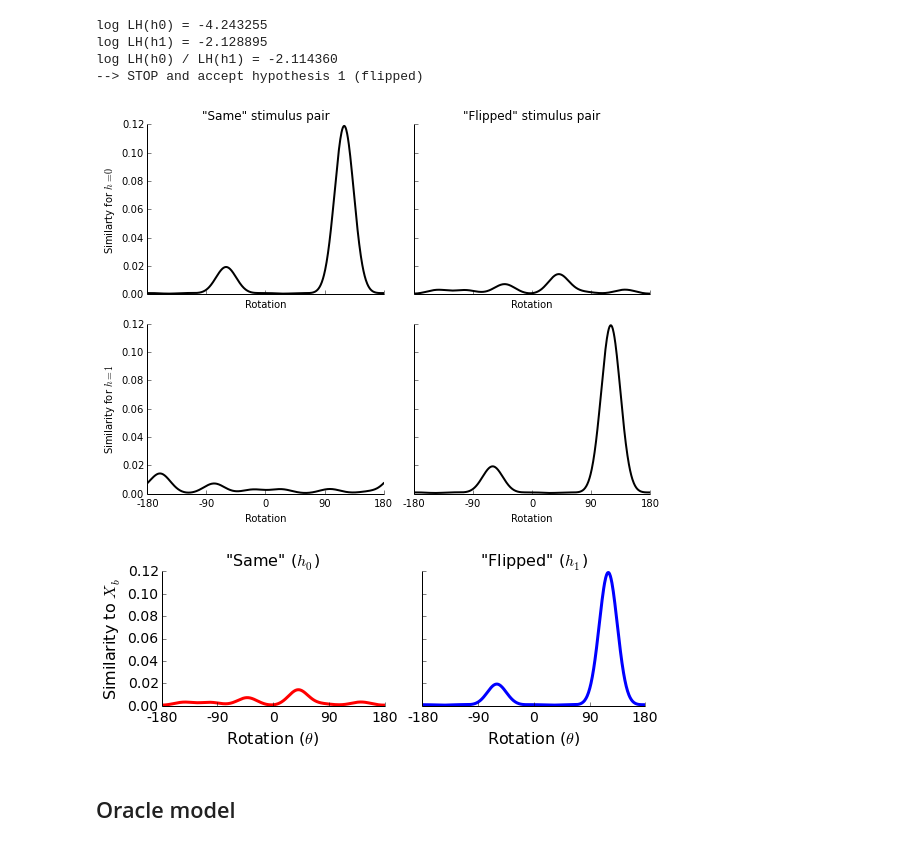
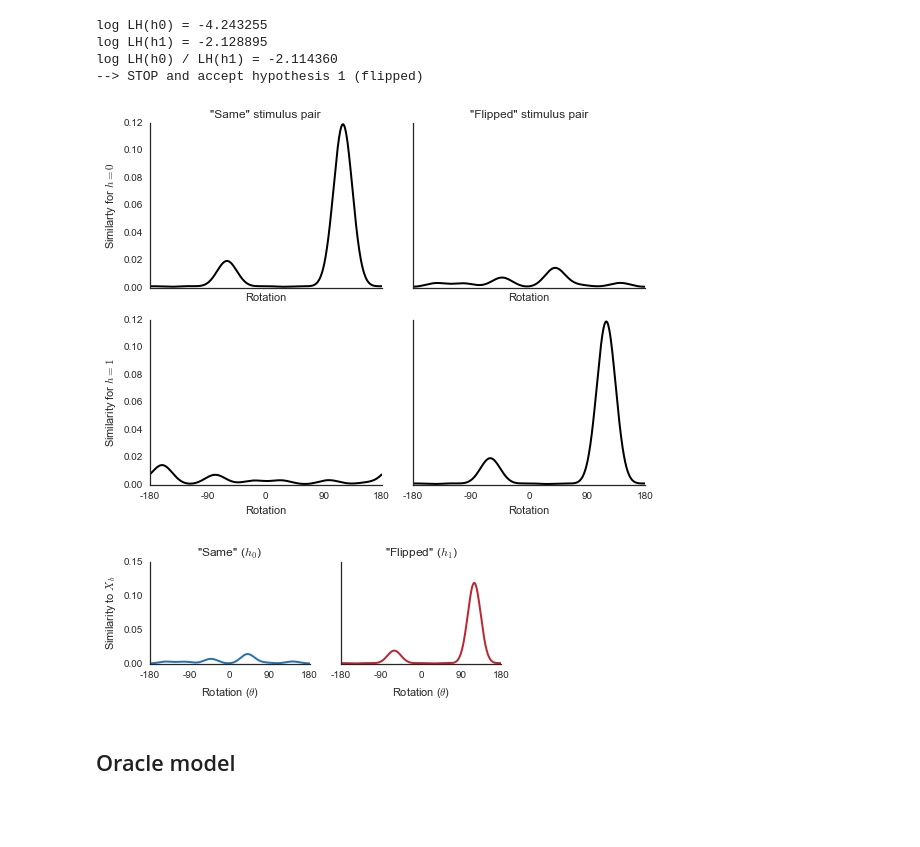
Before and after one commit to jhamrick/optimal-mental-rotation, a Jupyter notebook: analysis/model-examples.ipynb, the cells around one changed output. Saved outputs shown, nothing was run; the diff lists cells and outputs as text; code cells hidden in the pictures; blank space fills up the shorter version.

Commit message:
Restyle plots

```diff
--- a/analysis/model-examples.ipynb
+++ b/analysis/model-examples.ipynb
@@ -9,11 +12,14 @@ import matplotlib.cm as cm
 import matplotlib.pyplot as plt
 import matplotlib.gridspec as gridspec
 import numpy as np
-from path import path
+import seaborn as sns
+
+from path import Path
 
 import mental_rotation.model as models
 from mental_rotation.stimulus import Stimulus2D
 import plots.util as util
 
+sns.set_style("white")
 np.seterr(invalid='ignore')
 # %% [output]
@@ -21,5 +27,5 @@ np.seterr(invalid='ignore')
 # %%
-ROOT = path("../")
+ROOT = Path("../")
 CONFIG = util.load_config(ROOT.joinpath("config.ini"))
 VERSION = CONFIG.get("global", "version")
 SEED = CONFIG.getint("global", "seed")
@@ -117,34 +123,40 @@ gs_model1.plot(axes[0, 1], 0)
 gs_model1.plot(axes[1, 1], 1)
 format_plot(fig, axes)
 # %% [output]
-[figure, old version]
+[figure, new version]
 # %%
 fig, axes = plt.subplots(1, 2, sharex=True, sharey=True)
+
+colors = [
+    [0.16339869, 0.4449827, 0.69750096],
+    [0.72848904, 0.1550173, 0.19738562]
+]
+
 R = np.linspace(-np.pi, np.pi, 1000)
-axes[0].plot(R, gs_model1.S(R, 0), 'r-', lw=3)
-axes[1].plot(R, gs_model1.S(R, 1), 'b-', lw=3)
+axes[0].plot(R, gs_model1.S(R, 0), '-', color=colors[0], lw=2)
+axes[1].plot(R, gs_model1.S(R, 1), '-', color=colors[1], lw=2)
 
-axes[0].set_title("\"Same\" ($h_0$)", fontsize=16)
-axes[1].set_title("\"Flipped\" ($h_1$)", fontsize=16)
-axes[0].set_ylabel("Similarity to $X_b$", fontsize=16)
+axes[0].set_title("\"Same\" ($h_0$)")
+axes[1].set_title("\"Flipped\" ($h_1$)")
+axes[0].set_ylabel("Similarity to $X_b$")
 
 axes[0].set_xlim(-np.pi, np.pi)
 axes[0].set_xticks([-np.pi, -np.pi/2., 0, np.pi/2., np.pi])
 axes[0].set_xticklabels([-180, -90, 0, 90, 180])
 
 for ax in axes:
-    util.clear_right(ax)
-    util.clear_top(ax)
-    ax.set_xlabel(r"Rotation ($\theta$)", fontsize=16)
-    ax.tick_params(axis='both', which='major', labelsize=14)
+    ax.set_xlabel(r"Rotation ($\theta$)")
+    ax.tick_params(axis='both', which='major')
+    ax.set_yticks([0, 0.05, 0.10, 0.15])
 
-fig.set_figwidth(8)
-fig.set_figheight(3)
+sns.despine()
+fig.set_figwidth(6)
+fig.set_figheight(2.5)
 plt.tight_layout()
 
 util.save(FIG_PATH.joinpath("similarity"), ext=["png", "pdf"], close=False)
 # %% [output]
-[figure, old version]
+[figure, new version]
 # %% [markdown]
 ## Oracle model
 # %%
```
Also changed, not shown: parts of 2 cells of this notebook, 10 other files.
